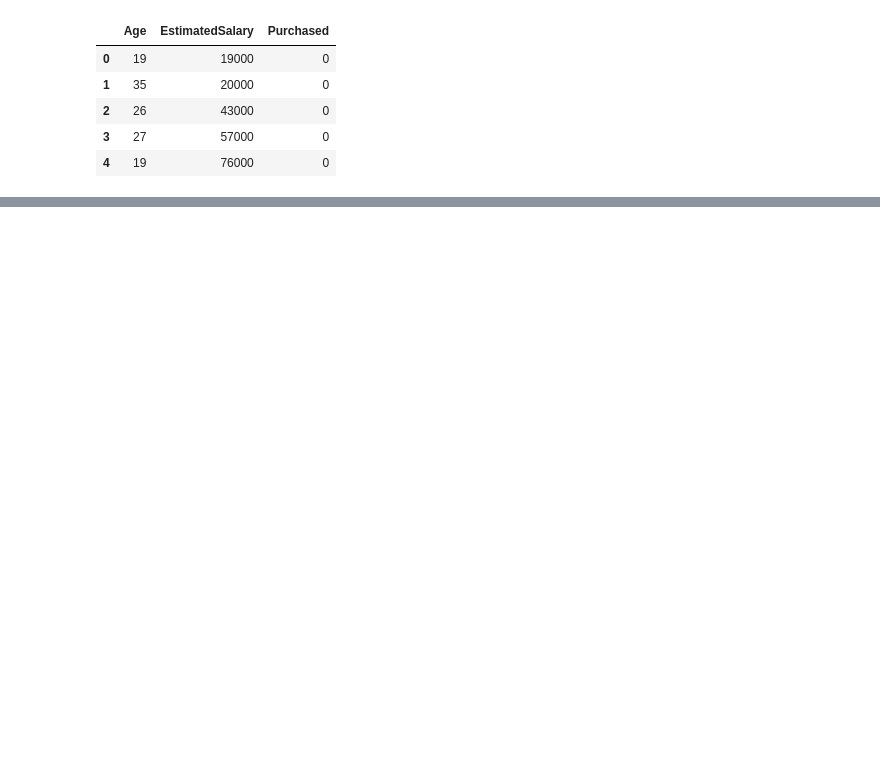
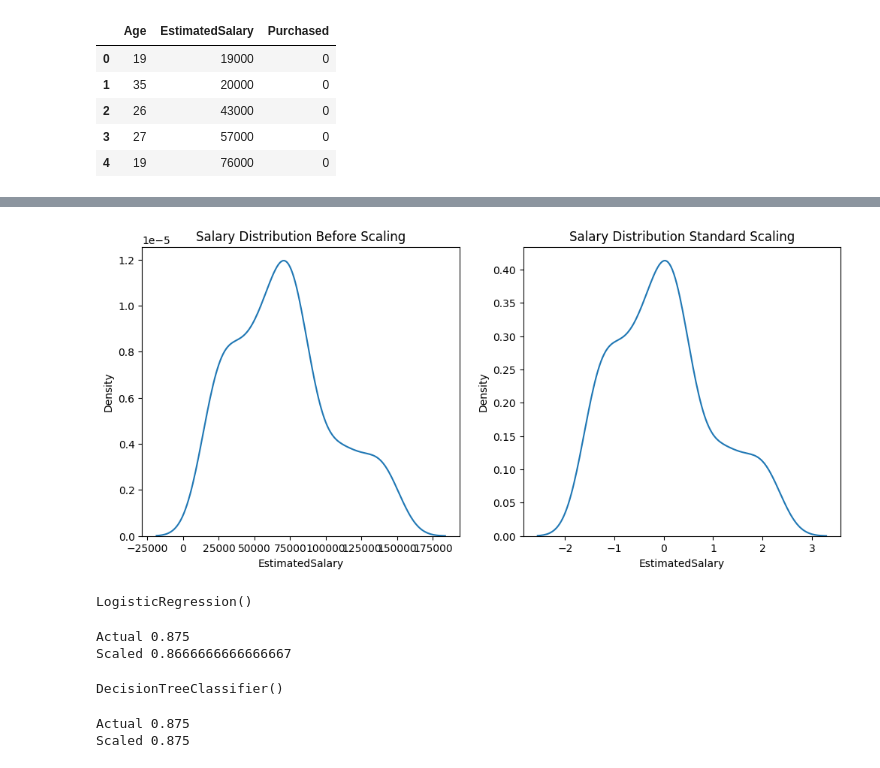
Before and after one commit to Tusharjoshi00/Data-Science-Revision, a Jupyter notebook: day_24.ipynb, the cells around one changed output, grey strips where cells are left out. Drawn from its saved outputs; the diff is of its cells as text; code cells hidden in the pictures; blank space fills up the shorter version.

```diff
--- a/day_24.ipynb
+++ b/day_24.ipynb
@@ -45,0 +168,13 @@ from sklearn.model_selection import
+# %%
+fig, (ax1, ax2) = plt.subplots(ncols=2, figsize=(12, 5))
+
+# before scaling
+ax1.set_title('Salary Distribution Before Scaling')
+sns.kdeplot(x_train['EstimatedSalary'], ax=ax1)
+
+# after scaling
+ax2.set_title('Salary Distribution Standard Scaling')
+sns.kdeplot(x_train_scaled['EstimatedSalary'], ax=ax2)
+plt.show()
+# %% [output]
+[figure, added]
@@ -45,0 +186,5 @@ from sklearn.model_selection import
+# %%
+lr.fit(x_train,y_train)
+lr_scaled.fit(x_train_scaled,y_train)
+# %% [output]
+LogisticRegression()
@@ -45,0 +196,22 @@ from sklearn.model_selection import
+# %%
+print("Actual",accuracy_score(y_test,y_pred))
+print("Scaled",accuracy_score(y_test,y_pred_scaled))
+# %% [output]
+Actual 0.875
+Scaled 0.8666666666666667
+# %%
+from sklearn.tree import DecisionTreeClassifier
+dt = DecisionTreeClassifier()
+dt_scaled = DecisionTreeClassifier()
+dt.fit(x_train,y_train)
+dt_scaled.fit(x_train_scaled,y_train)
+# %% [output]
+DecisionTreeClassifier()
+# %%
+y_pred = dt.predict(x_test)
+y_pred_scaled = dt_scaled.predict(x_test_scaled)
+print("Actual",accuracy_score(y_test,y_pred))
+print("Scaled",accuracy_score(y_test,y_pred_scaled))
+# %% [output]
+Actual 0.875
+Scaled 0.875
```
Also changed, not shown: parts of 19 cells of this notebook, 2 other files.
